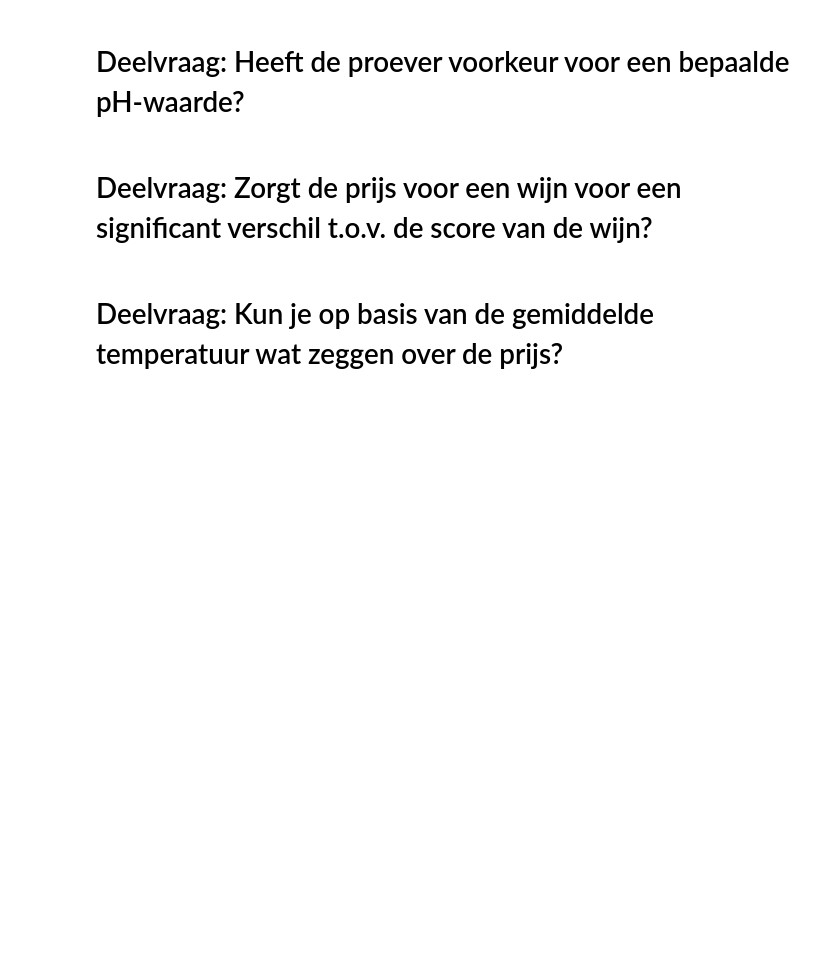
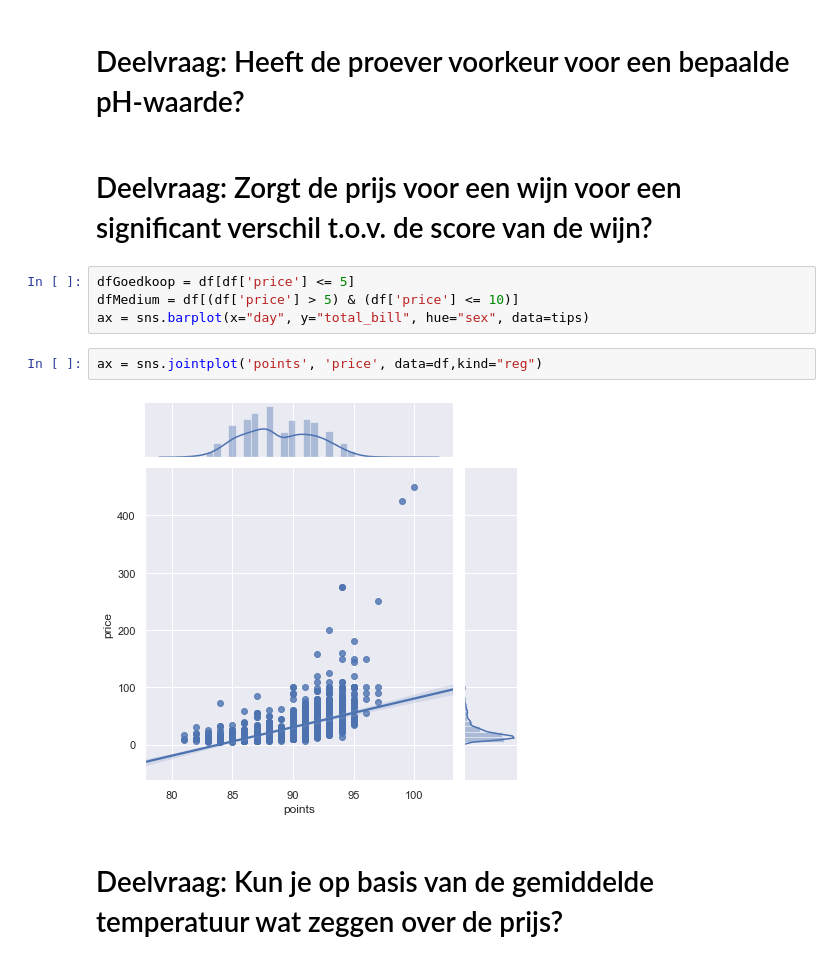
Before and after one commit to TijsS/jupyterNotebook, a Jupyter notebook: Copy_of_WijnOnderzoek.ipynb, the cells around one changed output. Saved outputs shown, nothing was run; the diff lists cells and outputs as text; blank space fills up the shorter version.

```diff
--- a/Copy_of_WijnOnderzoek.ipynb
+++ b/Copy_of_WijnOnderzoek.ipynb
@@ -124,6 +126,14 @@ boxplot = df[['points']].boxplot(grid=True, rot=90, fontsize=15)
 # Deelvraag: Heeft de proever voorkeur voor een bepaalde pH-waarde?
 # %% [markdown]
 # Deelvraag: Zorgt de prijs voor een wijn voor een significant verschil t.o.v. de score van de wijn?
+# %%
+dfGoedkoop = df[df['price'] <= 5]
+dfMedium = df[(df['price'] > 5) & (df['price'] <= 10)]
+ax = sns.barplot(x="day", y="total_bill", hue="sex", data=tips)
+# %%
+ax = sns.jointplot('points', 'price', data=df,kind="reg")
+# %% [output]
+[figure, added]
 # %% [markdown]
 # Deelvraag: Kun je op basis van de gemiddelde temperatuur wat zeggen over de prijs?
 # %% [markdown]
```
Also changed, not shown: parts of 4 cells of this notebook.
